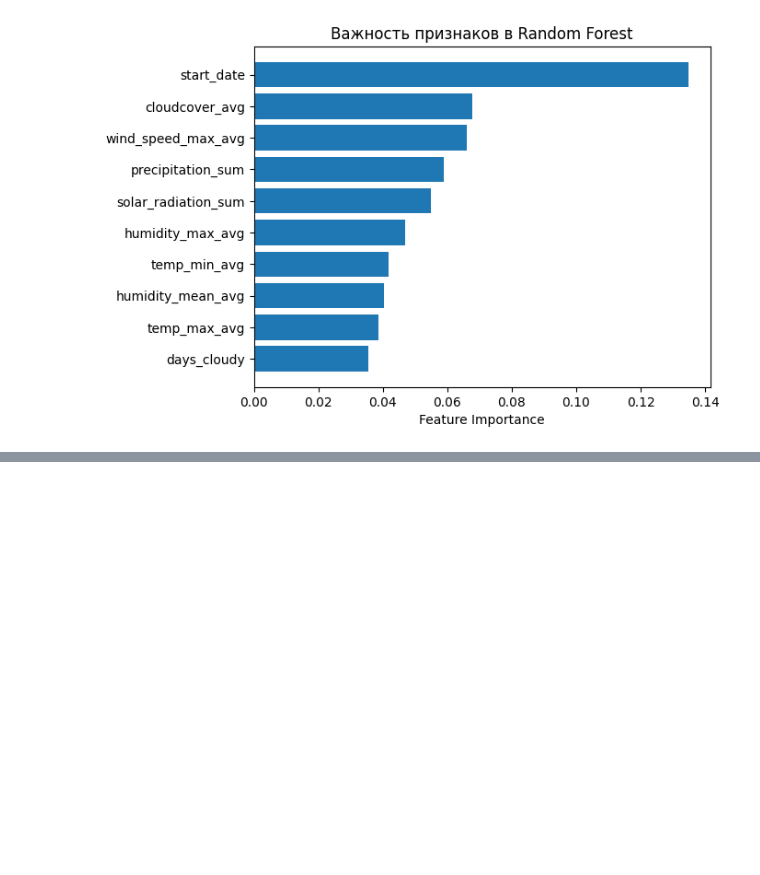
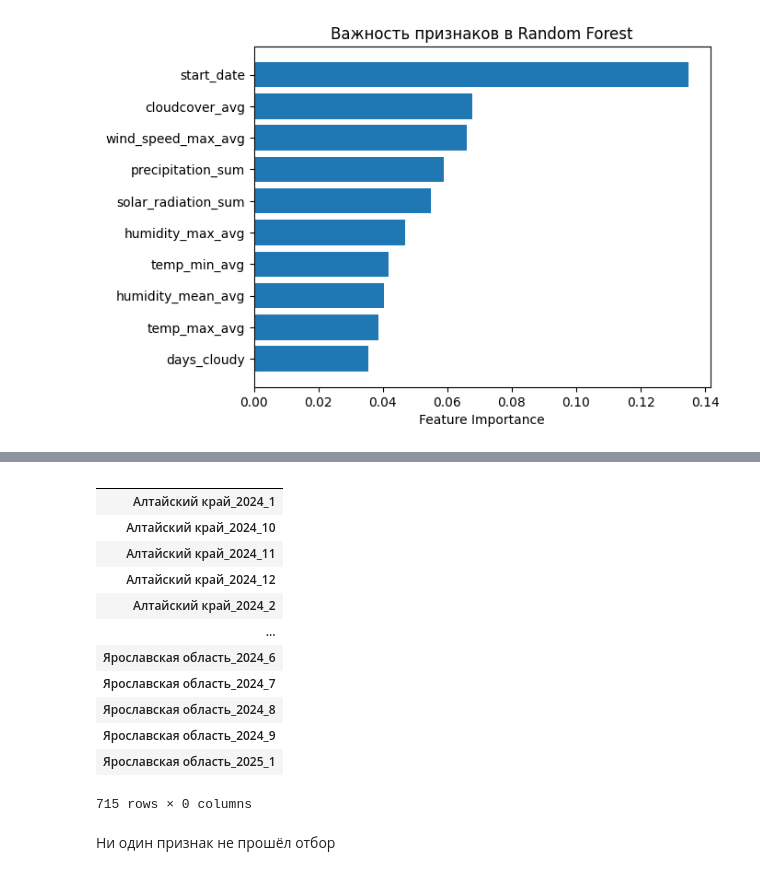
Before and after one commit to rokerius/CU_TL_Megafon_NPS, a Jupyter notebook: denis/weather_data/workbook.ipynb, the cells around one changed output, grey strips where cells are left out. Drawn from its saved outputs; the diff is of its cells as text; code cells hidden in the pictures; blank space fills up the shorter version.

```diff
--- a/denis/weather_data/workbook.ipynb
+++ b/denis/weather_data/workbook.ipynb
@@ -336,0 +247,19 @@ selected_features = select_features(extracted_features, y['target'])
+# %%
+selected_features = select_features(extracted_features, y)
+selected_features
+# %% [output]
+|  |
+| Алтайский край_2024_1 |
+| Алтайский край_2024_10 |
+| Алтайский край_2024_11 |
+| Алтайский край_2024_12 |
+| Алтайский край_2024_2 |
+| ... |
+| Ярославская область_2024_6 |
+| Ярославская область_2024_7 |
+| Ярославская область_2024_8 |
+| Ярославская область_2024_9 |
+| Ярославская область_2025_1 |
+715 rows × 0 columns
+# %% [markdown]
+Ни один признак не прошёл отбор
```
Also changed, not shown: parts of 7 cells of this notebook.
